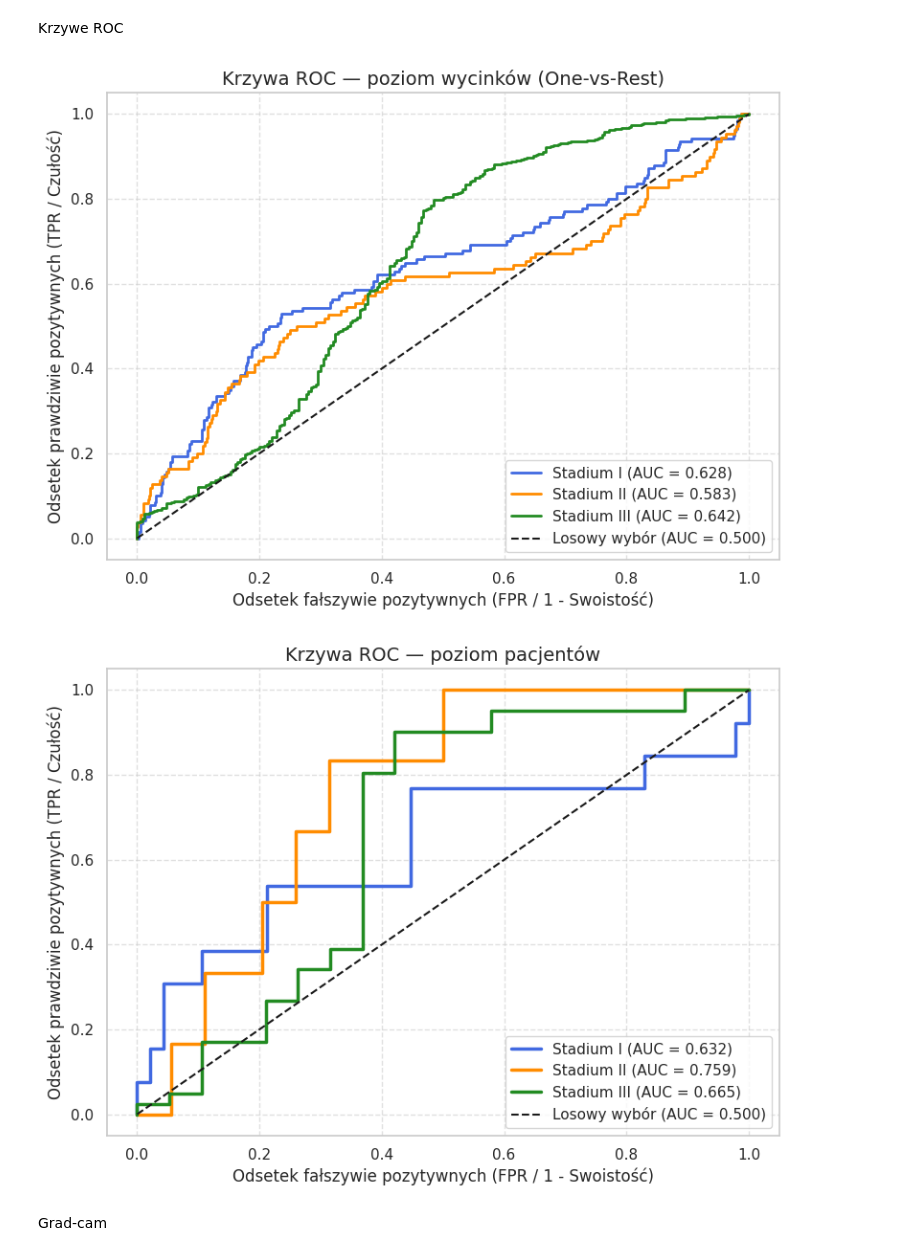
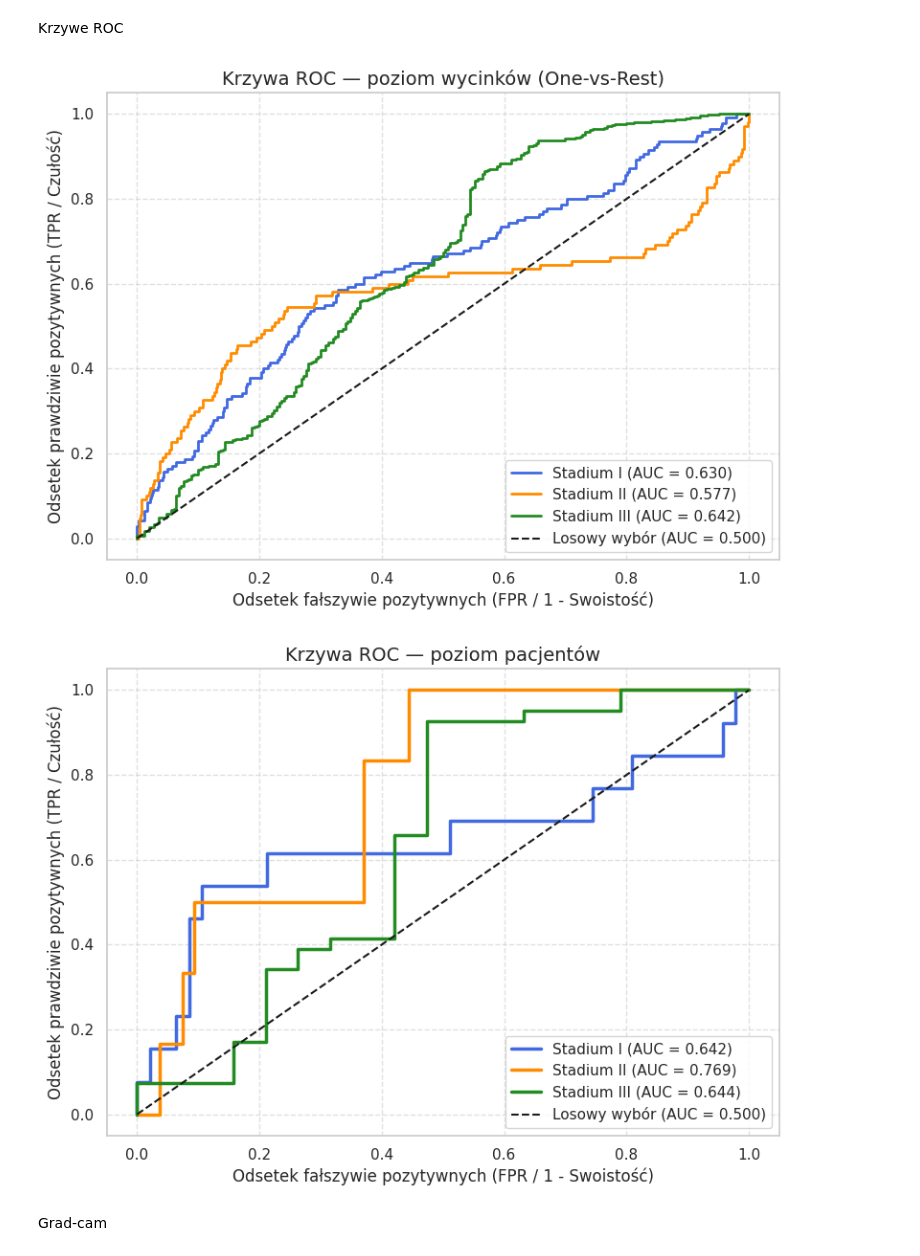
Before and after one commit to Nachos-mic/Lung_CT_Diagnostic_ML, a Jupyter notebook: Lung_Diagnostics_FULL_SLICE_FOCAL_FINAL.ipynb, the cells around one changed output. Drawn from its saved outputs; the diff is of its cells as text; code cells hidden in the pictures.

```diff
--- a/Lung_Diagnostics_FULL_SLICE_FOCAL_FINAL.ipynb
+++ b/Lung_Diagnostics_FULL_SLICE_FOCAL_FINAL.ipynb
@@ -1621,7 +1621,7 @@ classes = [0, 1, 2]
 
 # 1. Załaduj wybrany model do ewaluacji (np. po samplerze)
 # ZMIEŃ ŚCIEŻKĘ jeśli chcesz przetestować inny plik .pth
-MODEL_PATH = '/content/best_hybrid_f1_focal.pth'
+MODEL_PATH = '/content/best_hybrid_auc_focal.pth'
 
 model = ResNetHybrid(
     num_classes=3,
@@ -1692,35 +1692,35 @@ plt.plot([0, 1], [0, 1], 'k--', lw=1.5, label='Losowy wybór (AUC = 0.500)')
 plt.xlabel('Odsetek fałszywie pozytywnych (FPR / 1 - Swoistość)', fontsize=12)
 plt.ylabel('Odsetek prawdziwie pozytywnych (TPR / Czułość)', fontsize=12)
 plt.title('Krzywa ROC — poziom wycinków (One-vs-Rest)', fontsize=14)
 plt.legend(loc='lower right')
 plt.grid(True, linestyle='--', alpha=0.6)
 plt.tight_layout()
 plt.savefig('/content/roc_curve_slices_focal.png', dpi=300)
 plt.show()
 
 # Rysowanie 2: Krzywe ROC na poziomie pacjentów (Patient Level)
 y_true_bin_patient = label_binarize(patient_true, classes=classes)
 
 plt.figure(figsize=(8, 6))
 
 for i, (cls_name, color) in enumerate(zip(target_names, colors)):
     fpr, tpr, _ = roc_curve(y_true_bin_patient[:, i], patient_probs_arr[:, i])
     roc_auc     = auc(fpr, tpr)
     plt.plot(fpr, tpr, color=color, lw=2.5,
              label=f'{cls_name} (AUC = {roc_auc:.3f})')
 
 plt.plot([0, 1], [0, 1], 'k--', lw=1.5, label='Losowy wybór (AUC = 0.500)')
 plt.xlabel('Odsetek fałszywie pozytywnych (FPR / 1 - Swoistość)', fontsize=12)
 plt.ylabel('Odsetek prawdziwie pozytywnych (TPR / Czułość)', fontsize=12)
 plt.title(f'Krzywa ROC — poziom pacjentów', fontsize=14)
 plt.legend(loc='lower right')
 plt.grid(True, linestyle='--', alpha=0.6)
 plt.tight_layout()
 plt.savefig('/content/roc_curve_patients_focal.png', dpi=300)
 plt.show()
 # %% [output]
-[figure, old version]
+[figure, new version]
-[figure, old version]
+[figure, new version]
 # %% [markdown]
 Grad-cam
 # %%
```
